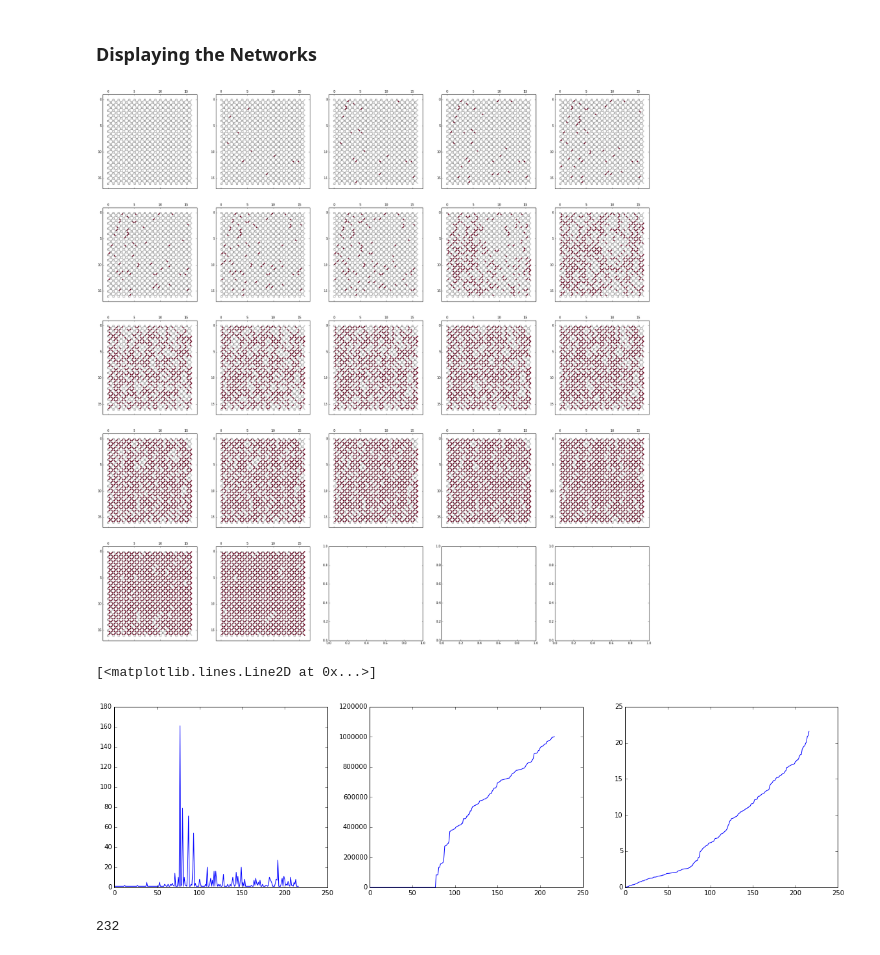
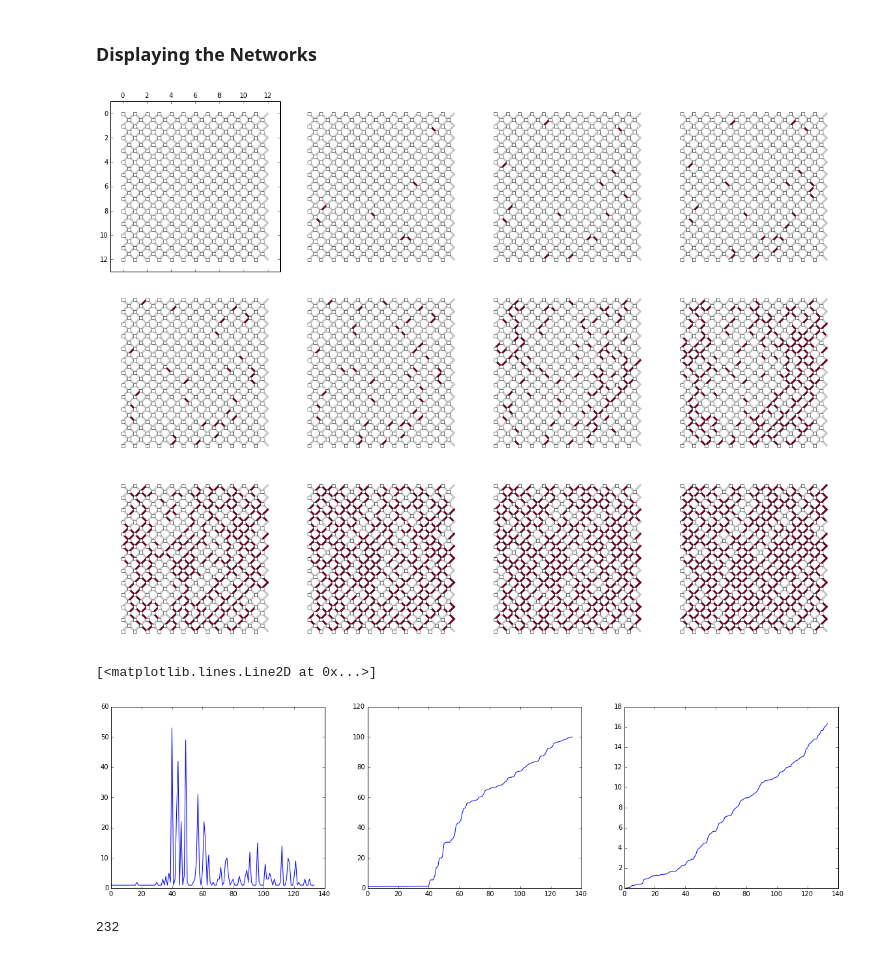
Before and after one commit to forrestsheldon/memNets, a Jupyter notebook: Fuse_Threshold_Network.ipynb, the cells around one changed output. Drawn from its saved outputs; the diff is of its cells as text; code cells hidden in the pictures.

```diff
--- a/Fuse_Threshold_Network.ipynb
+++ b/Fuse_Threshold_Network.ipynb
@@ -667,9 +667,9 @@ ax[2].plot(voltages)
 # %% [markdown]
 ### Displaying the Networks
 # %%
-L_x = 16
+L_x = 12
 L_y = 2 * L_x + 1
-g_ON = 1000000
+g_ON = 100
 g_OFF = 1
 
 G = gen_adj.cubic_2d_diagonal_periodic((L_y,L_x))
@@ -687,38 +687,43 @@ external_voltages[-L_x:] = 0
 
 test = FuseThresholdNetwork(G, external_voltages, I_threshold, G_OFF=g_OFF, G_ON=g_ON)
 
-fig, ax = plt.subplots(5,5, figsize=(32,32))
+fig, ax = plt.subplots(3,4, figsize=(16, 12))
 
 test.solve_voltages('spsolve')
 test.calculate_currents()
 
 test.display_diag_grid(ax[0,0], (L_y, L_x), 'conductance')
 
 counter = 0
 
 total_memristors = 2 * L_x * (L_y-1)
 
 
 event_list = []
 voltages = [test.external_voltages[0]]
 conductivities = [test.conductivity()]
 
 event_list.append(test.switching_step())
 counter += sum(event_list[-1])
 conductivities.append(test.conductivity())
 step = 1
 
 while counter < total_memristors:
     test.update_voltage_busbar(test.new_voltage(test.external_voltages[0]))
     voltages.append(test.external_voltages[0])
     event_list.append(test.switching_step())
     counter += sum(event_list[-1])
     conductivities.append(test.conductivity())
     step +=1
-    if step % 10 == 0:
-        test.display_diag_grid(ax[step // 10 // 5, (step // 10) % 5], (L_y, L_x), 'conductance')
+    if step % 7 == 0:
+        if step // 7 < 12:
+            test.display_diag_grid(ax[step // 7 // 4, (step // 7) % 4], (L_y, L_x), 'conductance')
+            ax[step // 7 // 4, (step // 7) % 4].set_axis_off()
+
+plt.tight_layout()
+fig.savefig('Inside_a_network.png')
 # %% [output]
-[figure, old version]
+[figure, new version]
 # %%
 fig, ax = plt.subplots(1, 3, figsize=(20, 5))
 
@@ -727,7 +732,7 @@ ax[1].plot(conductivities)
 ax[2].plot(voltages)
 # %% [output]
 [<matplotlib.lines.Line2D at 0x...>]
-[figure, old version]
+[figure, new version]
 # %%
 len(event_list)
 # %% [output]
```
Also changed, not shown: parts of 3 cells of this notebook, 3 other files.
